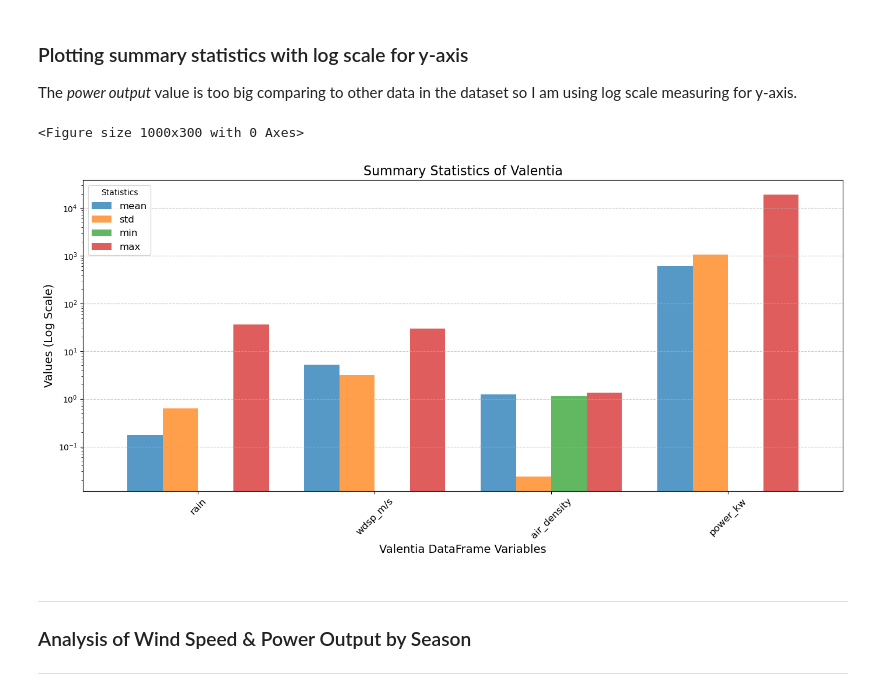
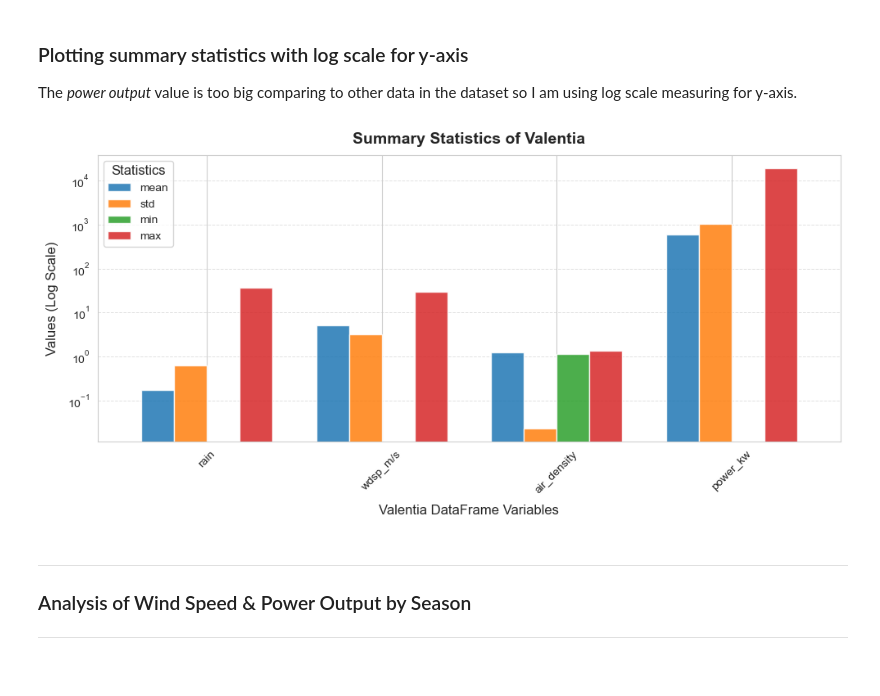
Before and after one commit to ermelinda-q/PFDA, a Jupyter notebook: project/project.ipynb, the cells around one changed output. Saved outputs shown, nothing was run; the diff lists cells and outputs as text; code cells hidden in the pictures.

```diff
--- a/project/project.ipynb
+++ b/project/project.ipynb
@@ -395,30 +395,40 @@ The _power output_ value is too big comparing to other data in the dataset so I
 # %%
 # Transpose for easier plotting (columns become rows)
 summary_stats = summary_stats.transpose()
 
-# Set figure size.
-plt.figure(figsize=(10, 3))
+# Set up the figure and axes with smaller size
+fig, ax = plt.subplots(figsize=(10, 5))  # Setting up the size of my graph.
 
-# Bar plot for mean, min, max
-summary_stats[['mean', 'std', 'min', 'max']].plot(kind='bar', figsize=(14, 7), width=0.8, alpha=0.75)
-
+# Plotting the bar chart
+colors = ['#1f77b4', '#ff7f0e', '#2ca02c', '#d62728']  # Setting up the colors.
+summary_stats[['mean', 'std', 'min', 'max']].plot(
+    kind='bar',
+    ax=ax,
+    width=0.75,
+    alpha=0.85,
+    color=colors
+)
 # Set y-axis to logarithmic scale
-plt.yscale('log')
+ax.set_yscale('log')
 
 # Adding labels and title
-plt.title('Summary Statistics of Valentia', fontsize=16)
-plt.ylabel('Values (Log Scale)', fontsize=14)
-plt.xlabel('Valentia DataFrame Variables', fontsize=14)
-plt.xticks(rotation=45, fontsize=12)
-plt.legend(title='Statistics', fontsize=12)
-plt.grid(axis='y', linestyle='--', alpha=0.7)
+ax.set_title('Summary Statistics of Valentia', fontsize=14, fontweight='bold', pad=10)
+ax.set_ylabel('Values (Log Scale)', fontsize=12, labelpad=8)
+ax.set_xlabel('Valentia DataFrame Variables', fontsize=12, labelpad=8)
+ax.tick_params(axis='x', rotation=45, labelsize=10)
+ax.tick_params(axis='y', labelsize=10)
 
-# Show the plot
+# Customizing gridlines
+ax.grid(axis='y', linestyle='--', linewidth=0.7, alpha=0.6)
+
+# Adjusting the legend
+ax.legend(title='Statistics', fontsize=10, title_fontsize=12, loc='upper left')
+
+# Add tight layout for better spacing and Show the plot.
 plt.tight_layout()
 plt.show()
 # %% [output]
-<Figure size 1000x300 with 0 Axes>
-[figure, old version]
+[figure, new version]
 # %% [markdown]
 ***
 ### Analysis of Wind Speed & Power Output by Season
```
Also changed, not shown: parts of 15 cells of this notebook.
